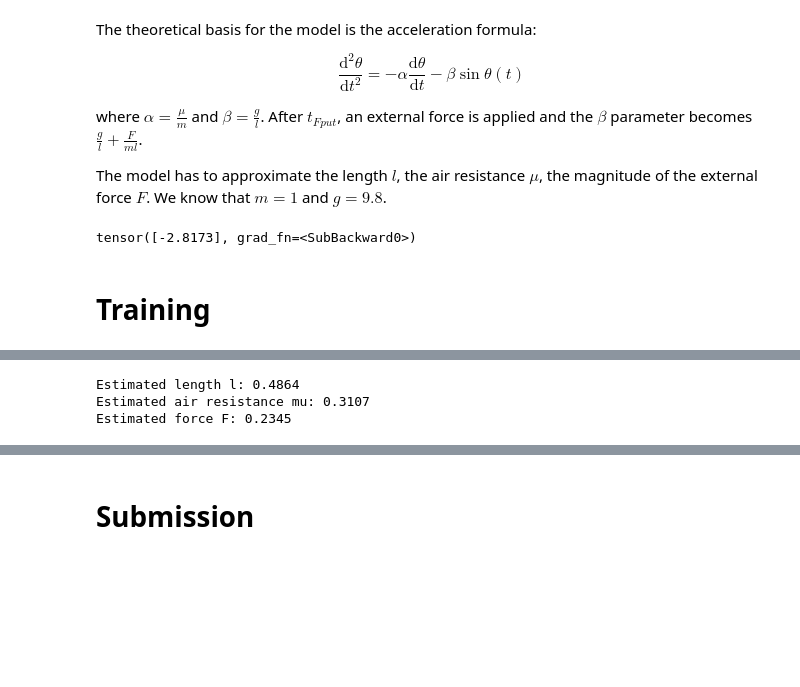
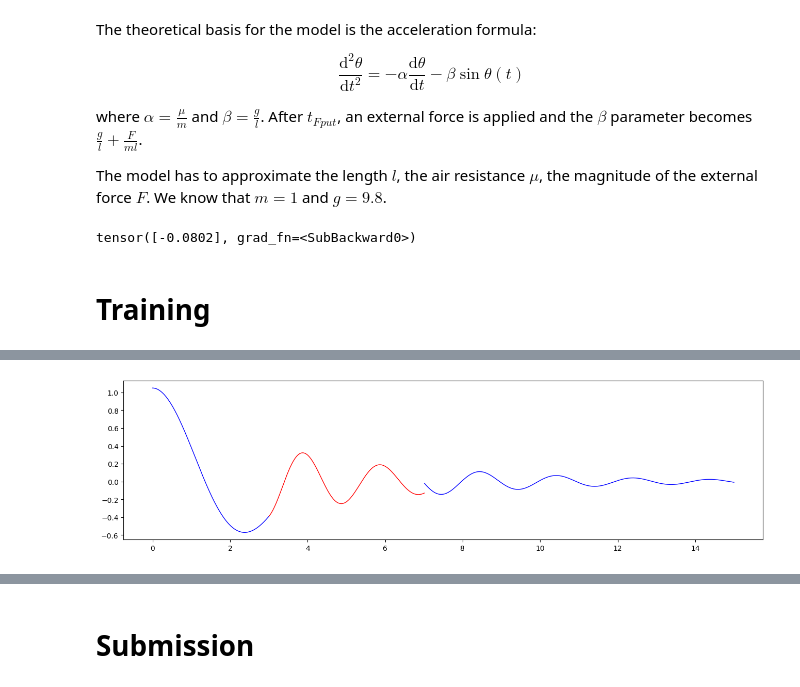
Before and after one commit to stefanasandei/roai-solved, a Jupyter notebook: international-contests/apoai/2025-mock/04-pendulum.ipynb, the cells around one changed output, grey strips where cells are left out. Saved outputs shown, nothing was run; the diff lists cells and outputs as text; code cells hidden in the pictures; blank space fills up the shorter version.

```diff
--- a/international-contests/apoai/2025-mock/04-pendulum.ipynb
+++ b/international-contests/apoai/2025-mock/04-pendulum.ipynb
@@ -186,10 +167,11 @@ class SinglePendulum(nn.Module):
         return a
 # %%
-pendulum = SinglePendulum()
+torch.set_default_dtype(torch.float64)
+pendulum = SinglePendulum().double()
 
 # takes in theta(t) and omega(t)=theta'(t)
 pendulum(torch.tensor(0.1), torch.tensor(0.2))
 # %% [output]
-tensor([-2.8173], grad_fn=<SubBackward0>)
+tensor([-0.0802], grad_fn=<SubBackward0>)
 # %% [markdown]
 # Training
@@ -217 +178,25 @@ if not EVALUATION:
+# %%
+def build_dataset(csv_path):
+    dataset_before_F, dataset_after_F = {}, {}
+
+    t, theta = load_data(csv_path)
+    t1, theta1, t2, theta2 = split_data(t, theta, threshold = 1)
+    omega1 = derivative(t1, theta1)
+    omega2 = derivative(t2, theta2)
+
+    # labels
+    a1 = torch.from_numpy(derivative(t1[:-1], omega1))
+    a2 = torch.from_numpy(derivative(t2[:-1], omega2))
+
+    # inputs
+    _omega1, _omega2 = torch.from_numpy(omega1[:-1]), torch.from_numpy(omega2[:-1])
+    _theta1, _theta2 = torch.from_numpy(theta1[:-2]), torch.from_numpy(theta2[:-2])
+
+    dataset_before_F["acc"] = a1
+    dataset_before_F["inputs"] = _theta1, _omega1
+
+    dataset_after_F["acc"] = a2
+    dataset_after_F["inputs"] = _theta2, _omega2
+
+    return dataset_before_F, dataset_after_F
 # %%
@@ -235,4 +235,17 @@ def train(model, epochs, lr):
 # %%
 if not EVALUATION:
-    train(pendulum, epochs, lr)
+    dataset_before_F, dataset_after_F = build_dataset(f"{root_path}/pendulum_train.csv")
+    lrs, losses = train(pendulum, dataset_before_F, dataset_after_F, epochs, lr)
+
+    # visualization for debug
+    t, theta = load_data(f"{root_path}/pendulum_train.csv")
+    t_1, theta_1, t_2, theta_2 = split_data(t, theta)
+    alpha, beta = pendulum.get_alphabeta(add_force=False)
+    alpha, beta = alpha.item(), beta.item()
+
+    break_t, theta_break, break_timestamp = reconstruct_missing_segment(
+        t_1, theta_1, t_2, theta_2, alpha, beta
+    )
+
+    plot1d_full_data(t_1, theta_1, t_2, theta_2, break_t, theta_break, break_timestamp)
 # %% [output]
@@ -241,8 +254 @@ Epoch 200, Loss: 4.239481
+[figure, added]
-# %%
-print(f"Estimated length l: {pendulum.l.item():.4f}")
-print(f"Estimated air resistance mu: {pendulum.mu.item():.4f}")
-print(f"Estimated force F: {pendulum.F.item():.4f}")
-# %% [output]
-Estimated length l: 0.4864
-Estimated air resistance mu: 0.3107
-Estimated force F: 0.2345
```
Also changed, not shown: parts of 15 cells of this notebook, 1 other file.
